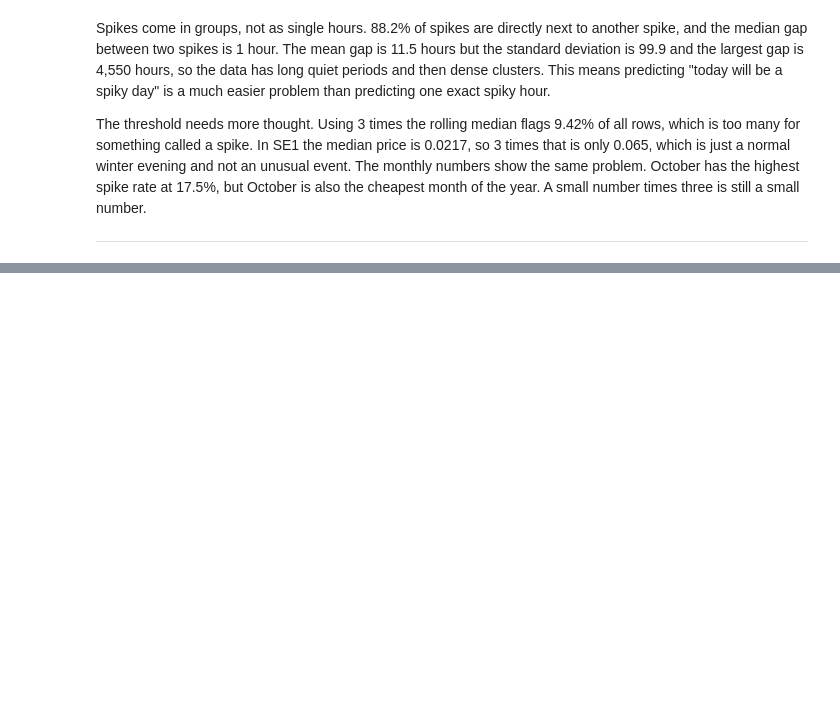
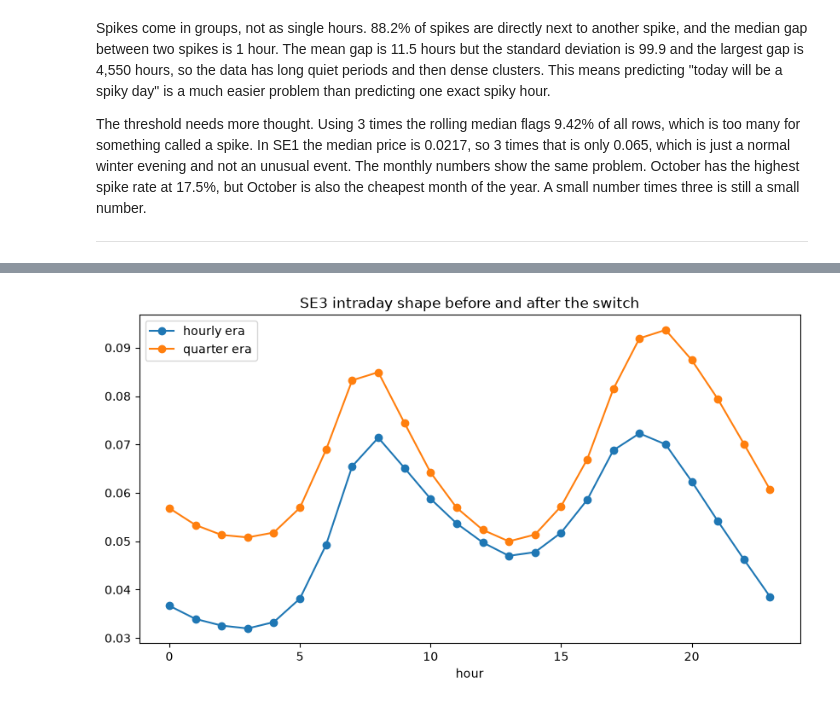
Before and after one commit to P4FFos/electricity-price-forecasting, a Jupyter notebook: notebooks/data_understanding.ipynb, the cells around one changed output, grey strips where cells are left out. Cells and saved outputs as stored; diff of their text form; code cells hidden in the pictures; blank space fills up the shorter version.

```diff
--- a/notebooks/data_understanding.ipynb
+++ b/notebooks/data_understanding.ipynb
@@ -266,0 +367,4 @@ The threshold needs more thought. Using 3 times the rolling median flags 9.42% o
+# %%
+prices["is_quarter"] = prices["time_start"] >= "2025-10-01"
+
+print(prices.groupby(["zone", "is_quarter"])["eur_per_kwh"].agg(["mean", "std", "min", "max"]))
@@ -266,0 +397,9 @@ The threshold needs more thought. Using 3 times the rolling median flags 9.42% o
+# %%
+se3_all = prices[prices["zone"] == "SE3"]
+shape = se3_all.groupby(["is_quarter", "hour"])["eur_per_kwh"].mean().unstack(0)
+shape.columns = ["hourly era", "quarter era"]
+shape.plot(figsize=(10, 5), marker="o")
+plt.title("SE3 intraday shape before and after the switch")
+plt.show()
+# %% [output]
+[figure, added]
```
Also changed, not shown: parts of 25 cells of this notebook.
